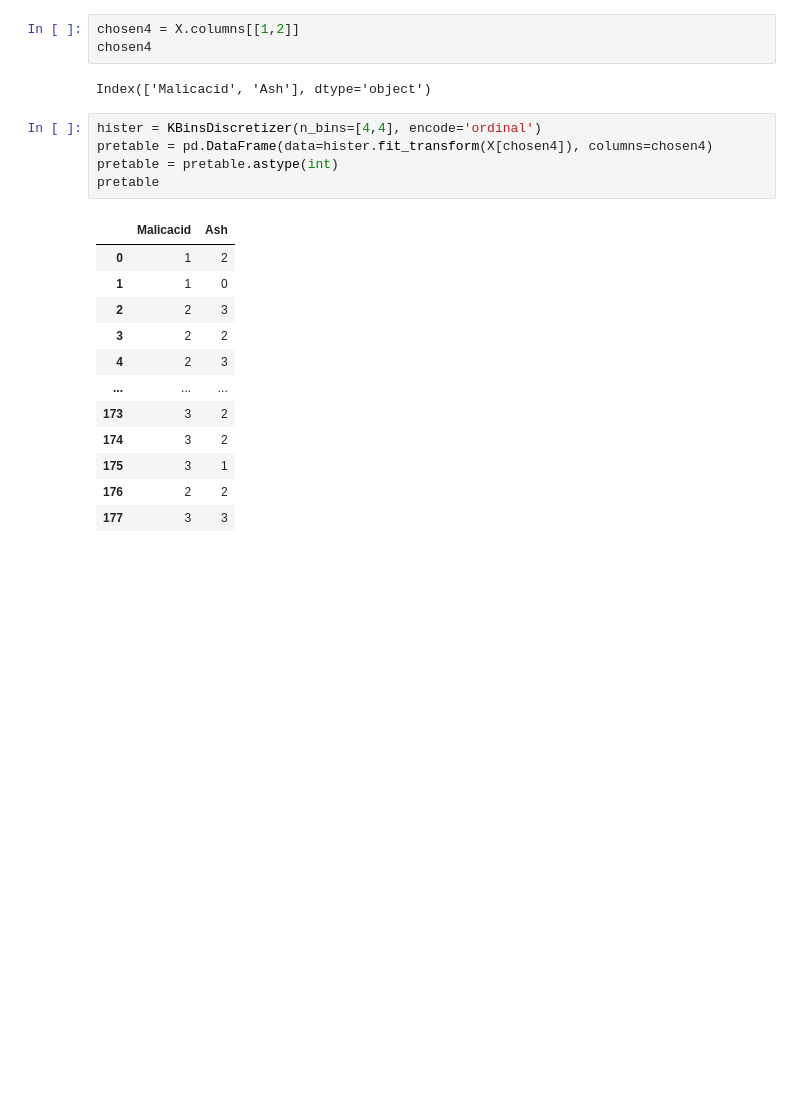
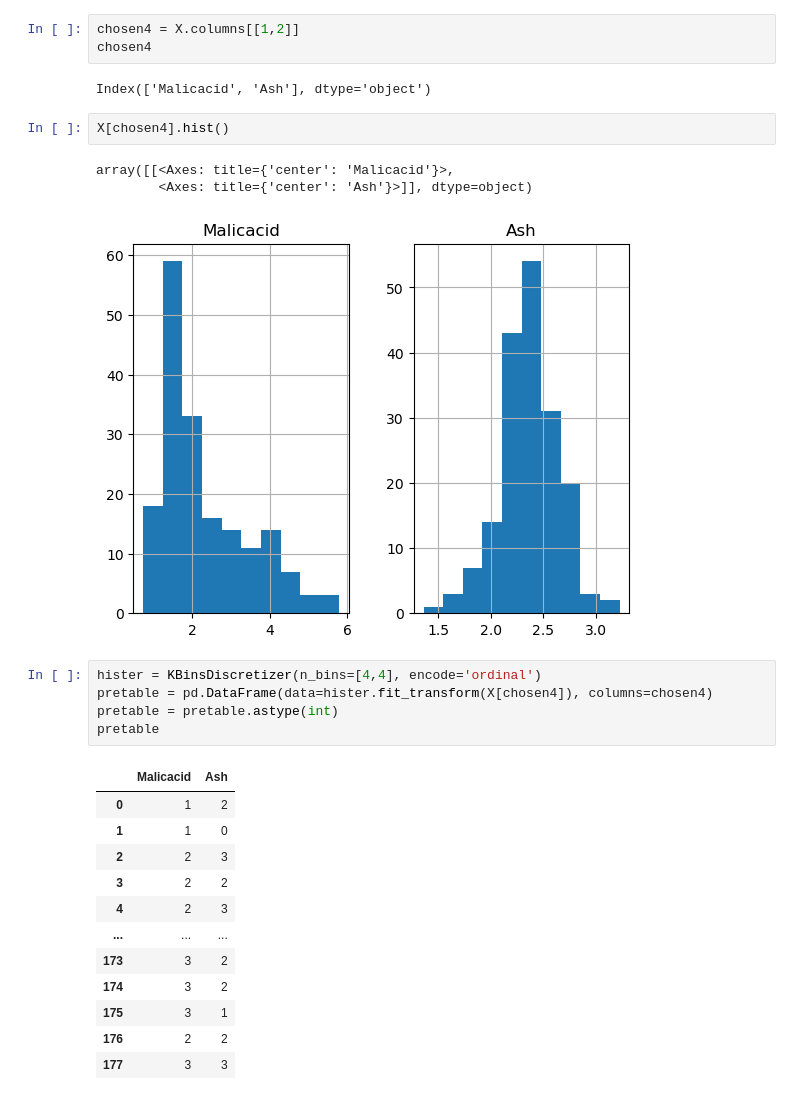
Before and after one commit to Chpel/CoDA-Project, a Jupyter notebook: Wine.ipynb, the cells around one changed output. Cells and saved outputs as stored; diff of their text form; blank space fills up the shorter version.

```diff
--- a/Wine.ipynb
+++ b/Wine.ipynb
@@ -346,6 +347,12 @@ chosen4 = X.columns[[1,2]]
 chosen4
 # %% [output]
 Index(['Malicacid', 'Ash'], dtype='object')
+# %%
+X[chosen4].hist()
+# %% [output]
+array([[<Axes: title={'center': 'Malicacid'}>,
+        <Axes: title={'center': 'Ash'}>]], dtype=object)
+[figure, added]
 # %%
 hister = KBinsDiscretizer(n_bins=[4,4], encode='ordinal')
 pretable = pd.DataFrame(data=hister.fit_transform(X[chosen4]), columns=chosen4)
```
Also changed, not shown: parts of 15 cells of this notebook, 6 other files.
